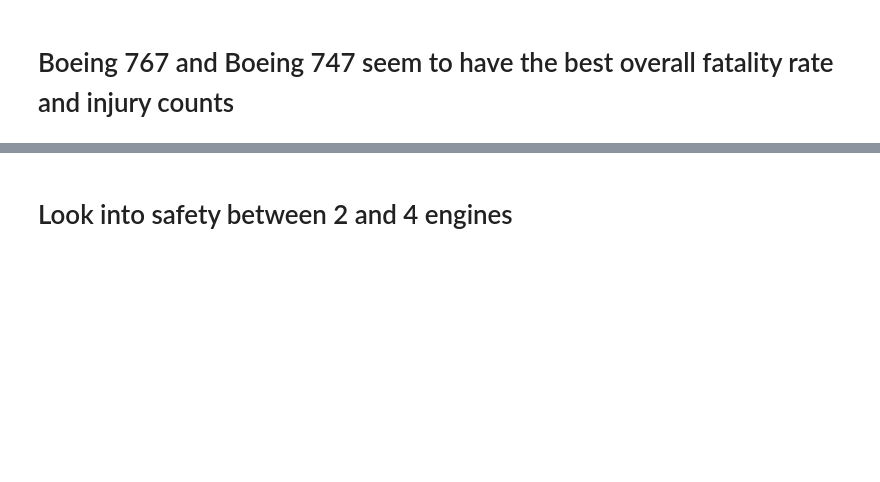
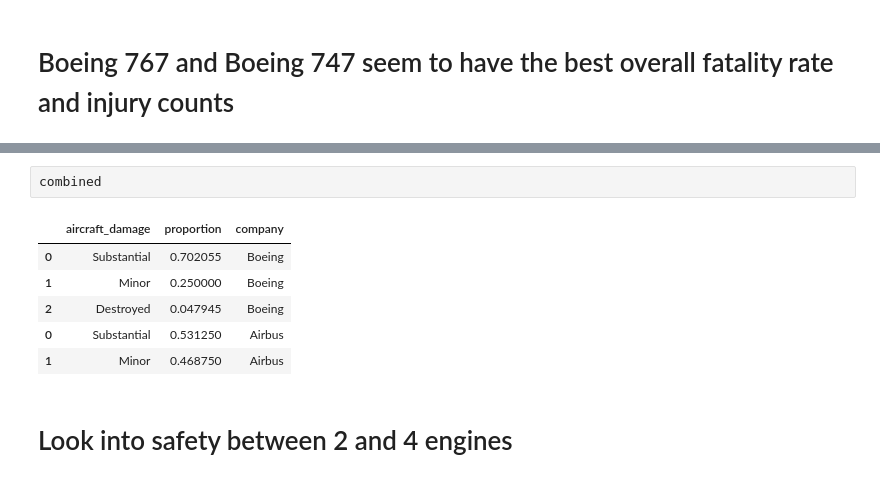
Before and after one commit to dvdhartsman/phase_1_project, a Jupyter notebook: heaths_notebooks/cleaning_4.ipynb, the cells around one changed output, grey strips where cells are left out. Saved outputs shown, nothing was run; the diff lists cells and outputs as text; blank space fills up the shorter version.

```diff
--- a/heaths_notebooks/cleaning_4.ipynb
+++ b/heaths_notebooks/cleaning_4.ipynb
@@ -312,3 +308,12 @@ fig.savefig('plots/visible.jpg');
+# %%
+combined
+# %% [output]
+|  | aircraft_damage | proportion | company |
+| 0 | Substantial | 0.702055 | Boeing |
+| 1 | Minor | 0.250000 | Boeing |
+| 2 | Destroyed | 0.047945 | Boeing |
+| 0 | Substantial | 0.531250 | Airbus |
+| 1 | Minor | 0.468750 | Airbus |
 # %% [markdown]
 # Look into safety between 2 and 4 engines
 # %%
```
Also changed, not shown: parts of 13 cells of this notebook, 4 other files.
